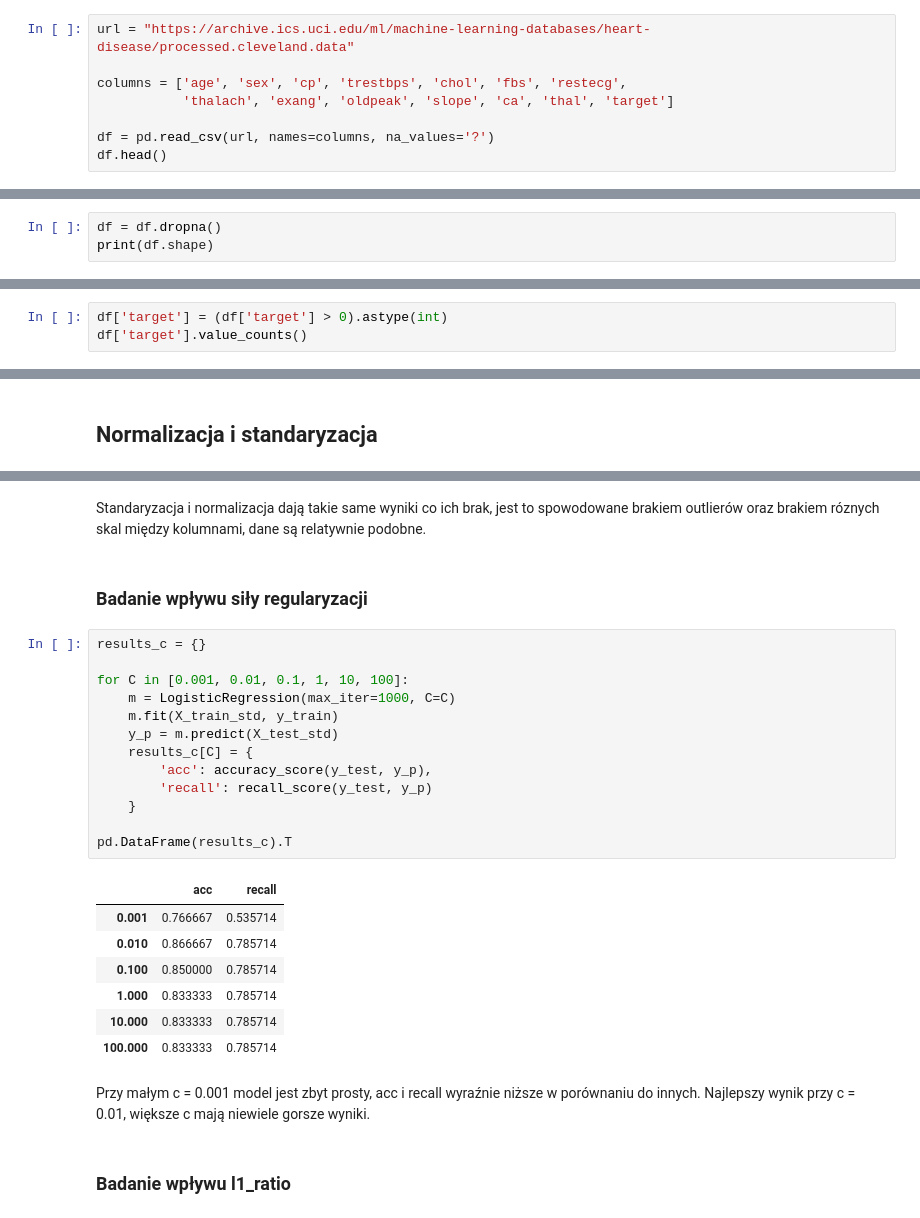
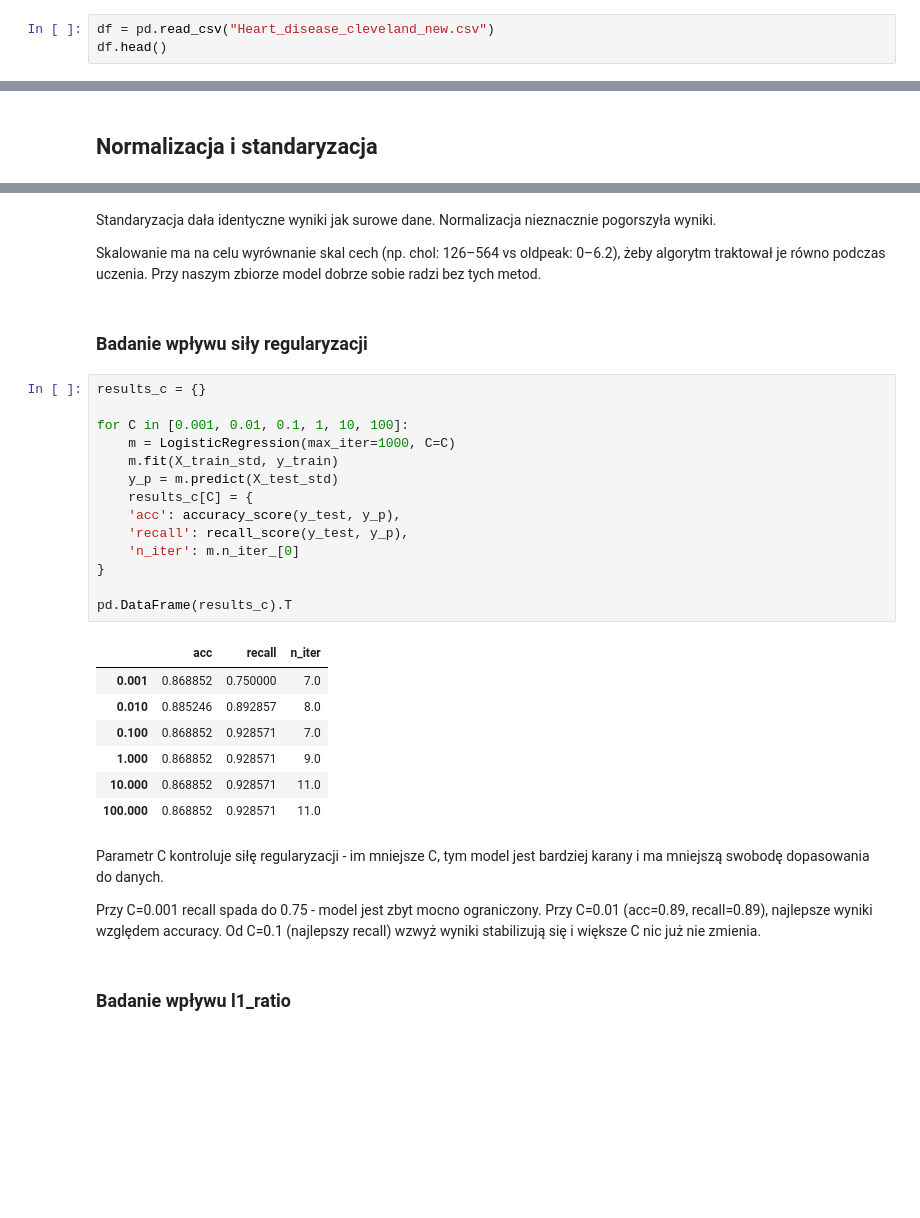
Before and after one commit to Zajecia-na-PWr-LR/lista-3-jakubpalewski, a Jupyter notebook: UM_inz_L3.ipynb, the cells around one changed output, grey strips where cells are left out. Cells and saved outputs as stored; diff of their text form; blank space fills up the shorter version.

```diff
--- a/UM_inz_L3.ipynb
+++ b/UM_inz_L3.ipynb
@@ -9,10 +14,5 @@ from sklearn.preprocessing import StandardScaler, MinMaxScaler
 # %%
-url = "https://archive.ics.uci.edu/ml/machine-learning-databases/heart-disease/processed.cleveland.data"
-
-columns = ['age', 'sex', 'cp', 'trestbps', 'chol', 'fbs', 'restecg',
-           'thalach', 'exang', 'oldpeak', 'slope', 'ca', 'thal', 'target']
-
-df = pd.read_csv(url, names=columns, na_values='?')
+df = pd.read_csv("Heart_disease_cleveland_new.csv")
 df.head()
 # %% [output]
 |  | age | sex | cp | trestbps | chol | fbs | restecg | thalach | exang | oldpeak | slope | ... |
@@ -71,3 +68,0 @@ Oznaczenia poszczególnych cech:
-# %%
-df = df.dropna()
-print(df.shape)
@@ -76,3 +68,0 @@ print(df.shape)
-# %%
-df['target'] = (df['target'] > 0).astype(int)
-df['target'].value_counts()
@@ -190,30 +177,40 @@ pd.DataFrame(results).T
-# %% [markdown]
-Standaryzacja i normalizacja dają takie same wyniki co ich brak, jest to spowodowane brakiem outlierów oraz brakiem róznych skal między kolumnami, dane są relatywnie podobne.
+# %% [markdown]
+Standaryzacja dała identyczne wyniki jak surowe dane.
+Normalizacja nieznacznie pogorszyła wyniki.
+
+Skalowanie ma na celu wyrównanie skal cech (np. chol: 126–564 vs oldpeak: 0–6.2),
+żeby algorytm traktował je równo podczas uczenia. Przy naszym zbiorze model dobrze sobie radzi bez tych metod.
 # %% [markdown]
 ### Badanie wpływu siły regularyzacji
 # %%
 results_c = {}
 
 for C in [0.001, 0.01, 0.1, 1, 10, 100]:
     m = LogisticRegression(max_iter=1000, C=C)
     m.fit(X_train_std, y_train)
     y_p = m.predict(X_test_std)
     results_c[C] = {
-        'acc': accuracy_score(y_test, y_p),
-        'recall': recall_score(y_test, y_p)
-    }
+    'acc': accuracy_score(y_test, y_p),
+    'recall': recall_score(y_test, y_p),
+    'n_iter': m.n_iter_[0]
+}
 
 pd.DataFrame(results_c).T
 # %% [output]
-|  | acc | recall |
-| 0.001 | 0.766667 | 0.535714 |
-| 0.010 | 0.866667 | 0.785714 |
-| 0.100 | 0.850000 | 0.785714 |
-| 1.000 | 0.833333 | 0.785714 |
-| 10.000 | 0.833333 | 0.785714 |
-| 100.000 | 0.833333 | 0.785714 |
+|  | acc | recall | n_iter |
+| 0.001 | 0.868852 | 0.750000 | 7.0 |
+| 0.010 | 0.885246 | 0.892857 | 8.0 |
+| 0.100 | 0.868852 | 0.928571 | 7.0 |
+| 1.000 | 0.868852 | 0.928571 | 9.0 |
+| 10.000 | 0.868852 | 0.928571 | 11.0 |
+| 100.000 | 0.868852 | 0.928571 | 11.0 |
 # %% [markdown]
-Przy małym c = 0.001 model jest zbyt prosty, acc i recall wyraźnie niższe w porównaniu do innych. Najlepszy wynik przy c = 0.01, większe c mają niewiele gorsze wyniki.
+Parametr C kontroluje siłę regularyzacji - im mniejsze C, tym model jest
+bardziej karany i ma mniejszą swobodę dopasowania do danych.
+
+Przy C=0.001 recall spada do 0.75 - model jest zbyt mocno ograniczony.
+Przy C=0.01 (acc=0.89, recall=0.89), najlepsze wyniki względem accuracy.
+Od C=0.1 (najlepszy recall) wzwyż wyniki stabilizują się i większe C nic już nie zmienia.
 # %% [markdown]
 ### Badanie wpływu l1_ratio
 # %%
```
Also changed, not shown: parts of 21 cells of this notebook.
